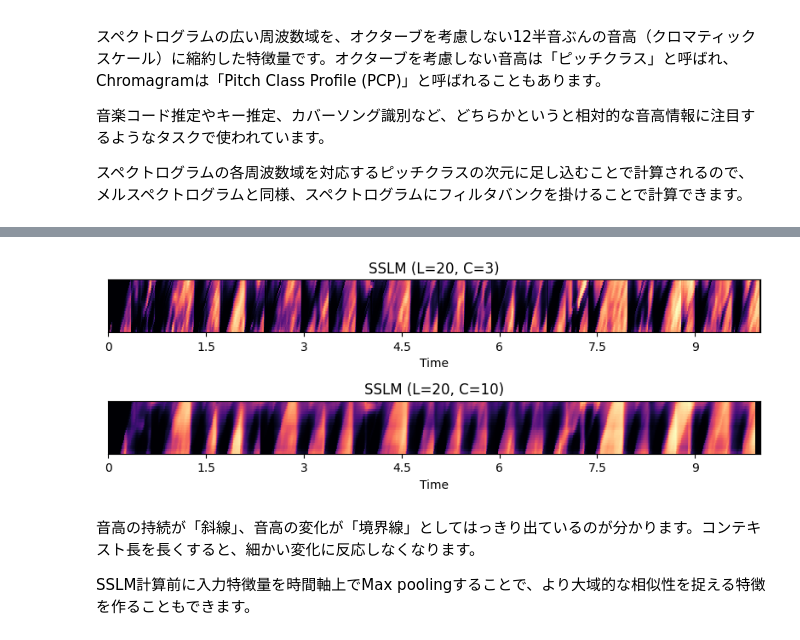
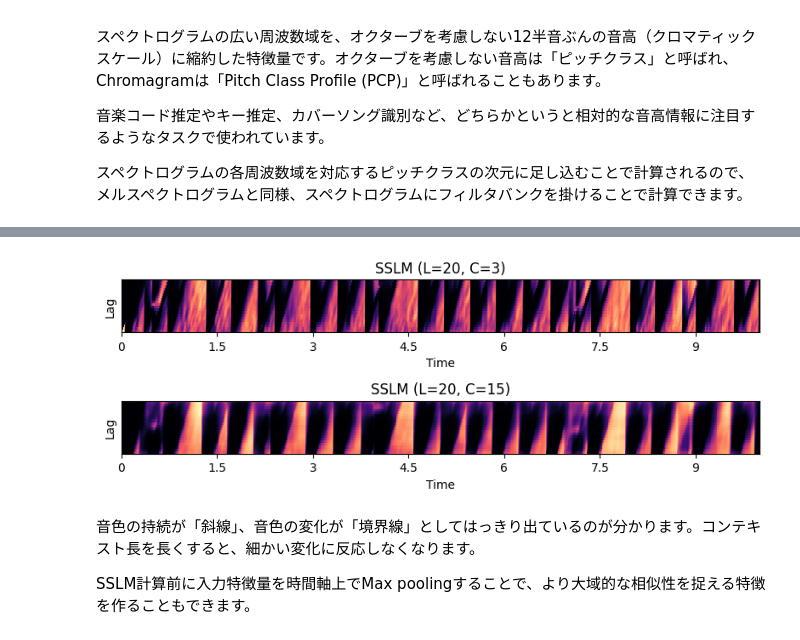
Before and after one commit to ja-MIC/Japanese-MIR-Book, a Jupyter notebook: book/signal_processing/xxgrams.ipynb, the cells around one changed output, grey strips where cells are left out. Cells and saved outputs as stored; diff of their text form; code cells hidden in the pictures.

```diff
--- a/book/signal_processing/xxgrams.ipynb
+++ b/book/signal_processing/xxgrams.ipynb
@@ -211,41 +298,45 @@ def sslm(s, L, C):
     # C: コンテキストの幅
     eps = 1e-8
     N = s.shape[1]
-    feature = librosa.feature.mfcc(S=librosa.power_to_db(mel_spectrogram, ref=np.max), n_mfcc=50)   # MFCC抽出
+    feature = librosa.feature.mfcc(S=librosa.amplitude_to_db(s, ref=np.max), n_mfcc=50)   # MFCC抽出
 
     x_bag = np.concatenate([np.roll(feature, shift=-j+(C//2), axis=1) for j in range(C)], axis=0)   # コンテキストを連結
     distances = np.ones((L, N))
 
     # 各ラグに対してコサイン距離を計算
     for l in range(1, L+1):
         if l > N:
             break
         idx = np.arange(l, N)
         left = x_bag[:, idx]
         right = x_bag[:, idx - l]
         # Calculate Cosine Distance
         dot = (left * right).sum(axis=0)
         cosine_sim = dot / (np.linalg.norm(left, axis=0) * np.linalg.norm(right, axis=0) + eps)
         distances[l-1, idx] = 1 - cosine_sim
 
     def sigmoid(x):
         return 1 / (1 + np.exp(-x))
 
     # 距離行列をシグモイド関数で正規化
     distances_normalized = sigmoid(1 - distances / (np.quantile(distances, 0.1, axis=1, keepdims=True)+eps))
     return distances_normalized
 
 plt.figure(figsize=(8, 3))
 plt.subplot(2, 1, 1)
 librosa.display.specshow(sslm(mel_spectrogram, L=20, C=3), sr=sample_rate, x_axis='time')
 plt.title('SSLM (L=20, C=3)')
+plt.xlabel('Time')
+plt.ylabel('Lag')
 plt.subplot(2, 1, 2)
 librosa.display.specshow(sslm(mel_spectrogram, L=20, C=15), sr=sample_rate, x_axis='time')
-plt.title('SSLM (L=20, C=10)')
+plt.xlabel('Time')
+plt.ylabel('Lag')
+plt.title('SSLM (L=20, C=15)')
 plt.tight_layout()
 # %% [output]
-[figure, old version]
+[figure, new version]
 # %% [markdown]
-音高の持続が「斜線」、音高の変化が「境界線」としてはっきり出ているのが分かります。コンテキスト長を長くすると、細かい変化に反応しなくなります。
+音色の持続が「斜線」、音色の変化が「境界線」としてはっきり出ているのが分かります。コンテキスト長を長くすると、細かい変化に反応しなくなります。
 
 SSLM計算前に入力特徴量を時間軸上でMax poolingすることで、より大域的な相似性を捉える特徴を作ることもできます。
```
Also changed, not shown: parts of 34 cells of this notebook, 11 other files.
